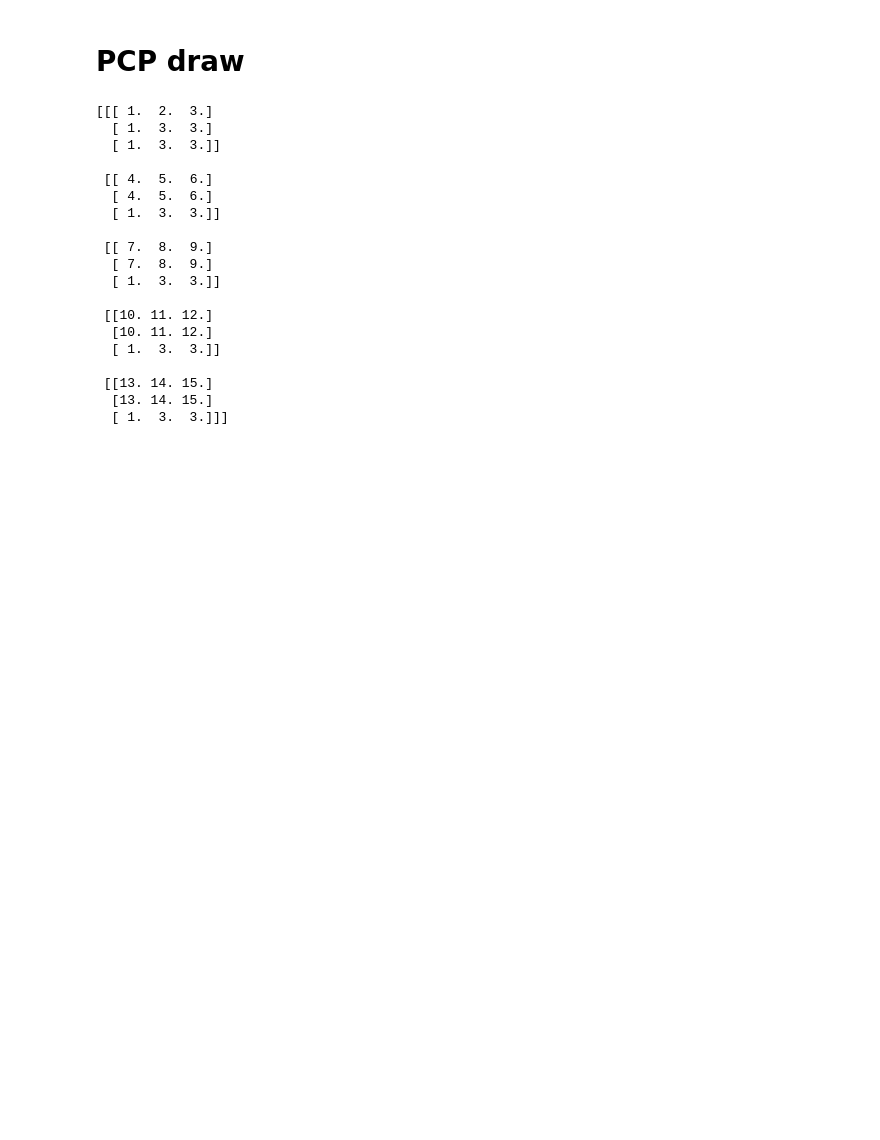
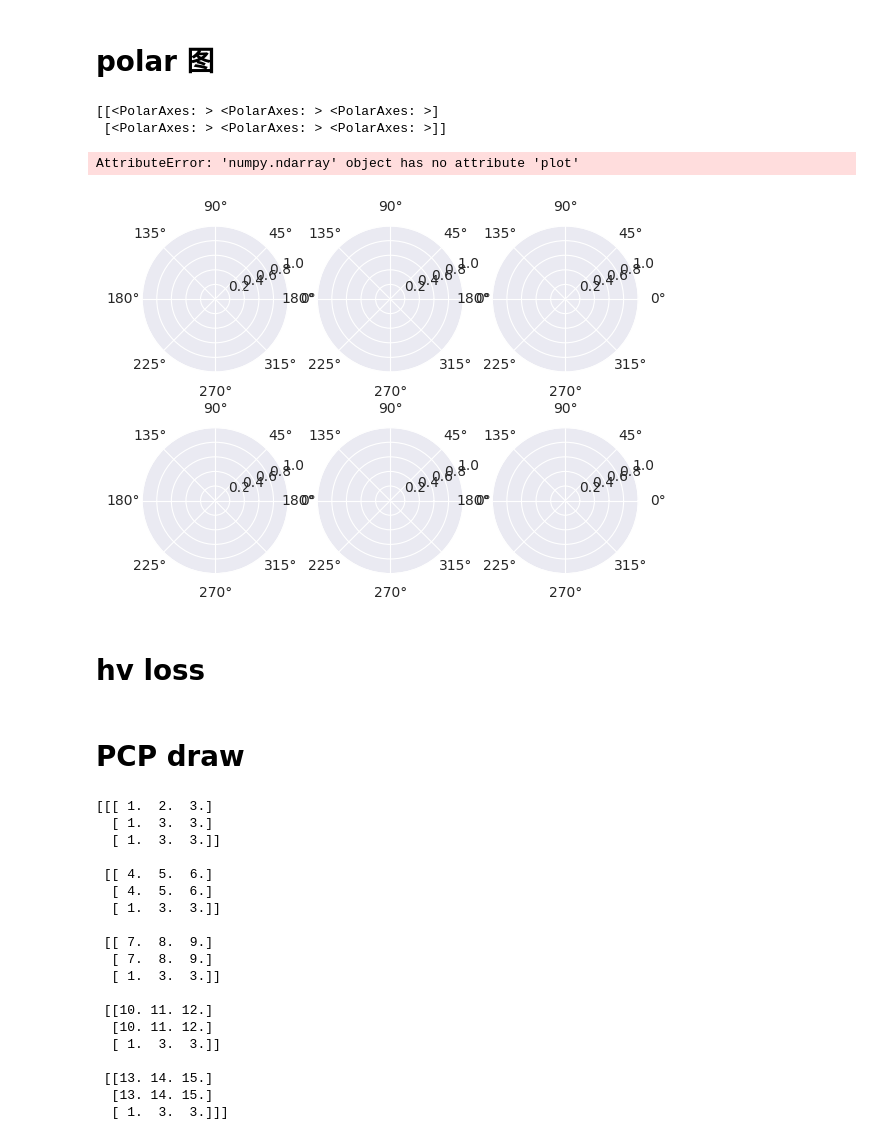
Before and after one commit to liaoweiduo/CODA-Prompt, a Jupyter notebook: debug.ipynb, the cells around one changed output. Cells and saved outputs as stored; diff of their text form; code cells hidden in the pictures; blank space fills up the shorter version.

```diff
--- a/debug.ipynb
+++ b/debug.ipynb
@@ -0,0 +1,33 @@
+# %% [markdown]
+# polar 图
+# %%
+import matplotlib.pyplot as plt
+import seaborn as sns
+import numpy as np
+
+objs = np.random.randn(20, 10, 20)
+n_iter, obj_size, pop_size = objs.shape
+
+fig, axes = plt.subplots(2, 3, subplot_kw={'polar': True})
+print(axes)
+
+def draw_polar(objs, ax):
+    ax_labels = np.array([r'$f_{}$'.format(i) for i in range(obj_size)])
+    color = sns.color_palette('tab10', n_iter)
+
+    angles = np.linspace(0, 2 * np.pi, obj_size, endpoint=False)
+    objs = np.concatenate([objs, objs[:, 0:1, :]], axis=1)  # cat last obj with first obj
+    angles = np.concatenate([angles, [angles[0]]])
+    for i_idx in range(n_iter):
+        for sample_idx in range(pop_size):
+            ax.plot(angles, objs[i_idx, :, sample_idx], '-', linewidth=(i_idx+1)/n_iter*1, color=color[i_idx])
+    ax.set_thetagrids(angles[:-1] * 180/np.pi, ax_labels)
+
+draw_polar(objs, axes[0, 0])
+# %% [output]
+[[<PolarAxes: > <PolarAxes: > <PolarAxes: >]
+ [<PolarAxes: > <PolarAxes: > <PolarAxes: >]]
+AttributeError: 'numpy.ndarray' object has no attribute 'plot'
+[figure, added]
+# %% [markdown]
+# hv loss
```
Also changed, not shown: parts of 1 cell of this notebook, 3 other files.
